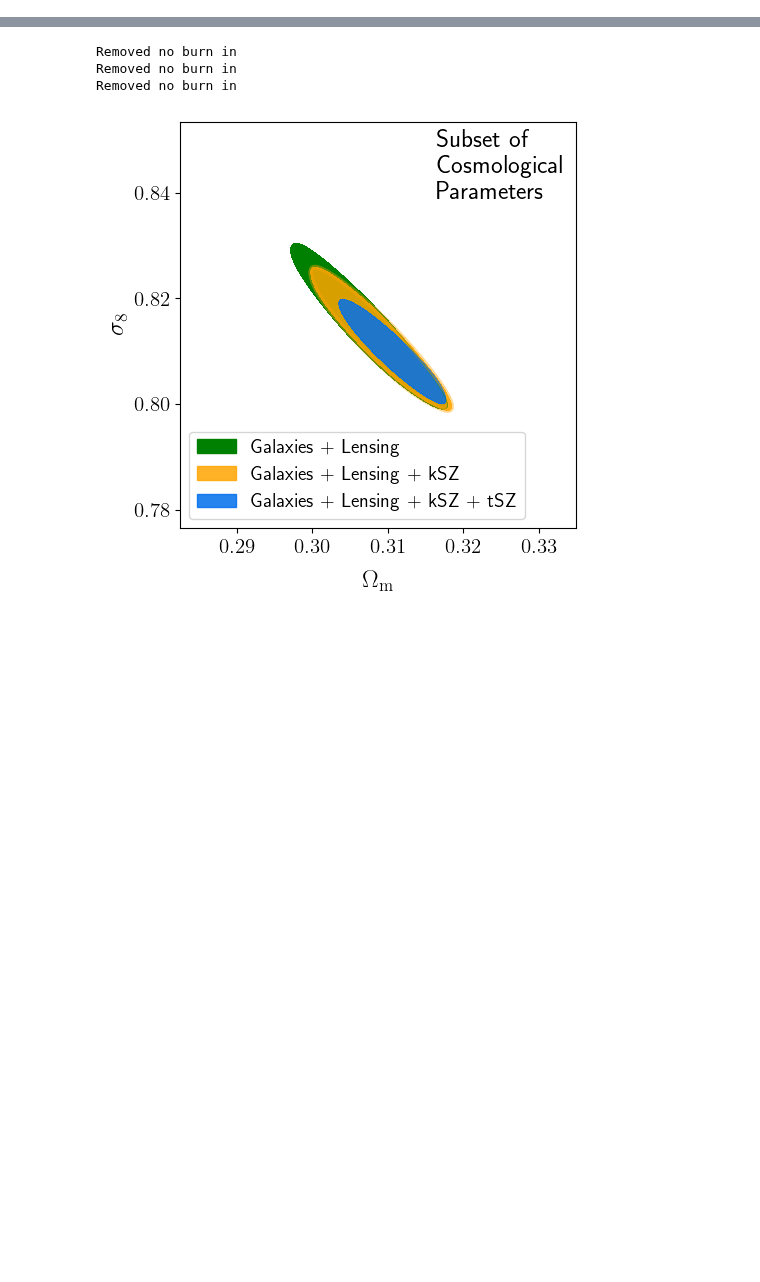
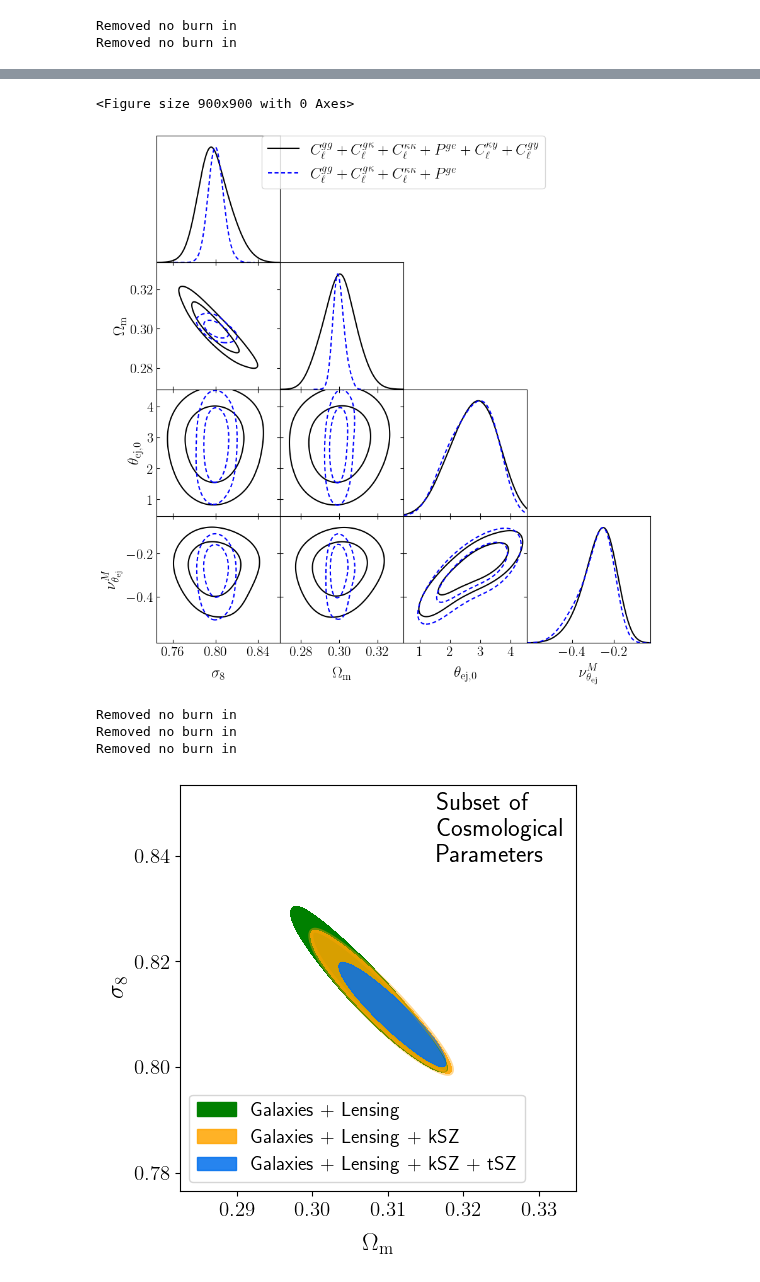
Before and after one commit to shivampcosmo/GODMAX, a Jupyter notebook: notebooks/Pge/get_FoM.ipynb, the cells around one changed output, grey strips where cells are left out. Saved outputs shown, nothing was run; the diff lists cells and outputs as text; code cells hidden in the pictures; blank space fills up the shorter version.

```diff
--- a/notebooks/Pge/get_FoM.ipynb
+++ b/notebooks/Pge/get_FoM.ipynb
@@ -278,0 +361,43 @@ pl.savefig(sdir + 'FoM_vs_ellmax_v1.pdf', bbox_inches='tight')
+# %%
+# params = ['Om0', 'theta_ej_0', 'nu_theta_ej_M',  'nu_theta_ej_z',  'mu_beta','A_IA', 'eta_IA', 'sigma8', 'alpha_ky', 'S8']
+# params = ['Om0','A_IA', 'eta_IA', 'sigma8',  'S8', 'h', 'ns', 'Ob0','mult_shear_bias_array_3',  'Delta_z_bias_array_3']
+g = plots.getSinglePlotter(width_inch=9.0, ratio=1.0)
+# g.settings.auto_ticks = True
+g.settings.axes_fontsize   = 18
+g.settings.lab_fontsize    = 20
+g.settings.legend_fontsize = 20
+g.settings.axis_marker_lw = 1.5
+g.settings.num_plot_contours = 2
+
+line_args = [{'lw':1.0,'color':'black'},{'lw':1.0, 'ls':'--' ,'color':'blue'},{'lw':1.0,'color':'red'},{'lw':0.1,'color':'orange'},{'lw':0.1,'color':'green'}]
+
+contour_args = {'filled': True, 'alpha': 0.7}
+
+acorr_min = 0.06
+acorr_max = 0.1
+
+probe = 'gg_gk'
+lmax = 8000
+# samps_8000, FoM_lmax = get_MC_samps_FoM(ldir + f'/{probe}/mcmc_v5_{probe}_scval_{lmax}_samples_4000_warmup_3000_num_chains_96_treedepth_4.pkl')
+samps_8000, FoM_lmax = get_MC_samps_FoM(ldir + f'/{probe}/mcmc_v5_{probe}_scval_{lmax}_samples_4000_warmup_3000_num_chains_96_treedepth_4.pkl', acorr_min=acorr_min, acorr_max = acorr_max)
+
+# lmax = 1000
+samps_4000, FoM_lmax = get_MC_samps_FoM(ldir + f'/{probe}/mcmc_v5_{probe}_scval_{lmax}_samples_4000_warmup_3000_num_chains_96_treedepth_4_wbaoprior_True.pkl', acorr_min=acorr_min, acorr_max = acorr_max)
+# samps_4000, FoM_lmax = get_MC_samps_FoM(ldir + f'/{probe}/mcmc_v5_{probe}_scval_{lmax}_samples_6000_warmup_6000_num_chains_96_treedepth_4.pkl', ind_frac_rm = 0.5)
+
+
+params = samps_8000.getParamNames().getRunningNames()
+# g = plots.get_subplot_plotter(width_inch=8)
+g.triangle_plot([samps_8000, samps_4000], ['sigma8', 'Om0', 'theta_ej_0', 'nu_theta_ej_M'], line_args=line_args,
+            contour_lws=[1.5, 1.5, 1.0], filled = [False, False,True, True, True], contour_colors = ['black','blue','red','orange','green'],
+            ls=['-','--','','',''], legend_labels = [r'$C^{gg}_{\ell} + C^{g\kappa}_{\ell} + C^{\kappa \kappa}_{\ell} + P^{ge} + C^{\kappa y}_{\ell} + C^{gy}_{\ell}$',
+                                                        r'$C^{gg}_{\ell} + C^{g\kappa}_{\ell} + C^{\kappa \kappa}_{\ell} + P^{ge}$',
+                                                        r'$C^{gg}_{\ell} + C^{g\kappa}_{\ell} + C^{\kappa \kappa}_{\ell}$'])
+# save_plot_dir = '/projects/bdne/spandey3/new_godmax/GODMAX/results/DESxACT/plots/'
+# g.export(save_plot_dir  + 'contour_Om0_S8_nuejM_internal.pdf')
+import matplotlib
+%matplotlib inline
+pl.show()
+# %% [output]
+Removed no burn in
+Removed no burn in
@@ -279,3 +405,5 @@ pl.savefig(sdir + 'FoM_vs_ellmax_v1.pdf', bbox_inches='tight')
+<Figure size 900x900 with 0 Axes>
+[figure, added]
 # %%
 ldir = '/projects/bdne/spandey3/Pge_GODMAX/GODMAX/results/pge/chains_Apr_v2/'
 lmax = 4000
```
Also changed, not shown: parts of 10 cells of this notebook, 23 other files.
